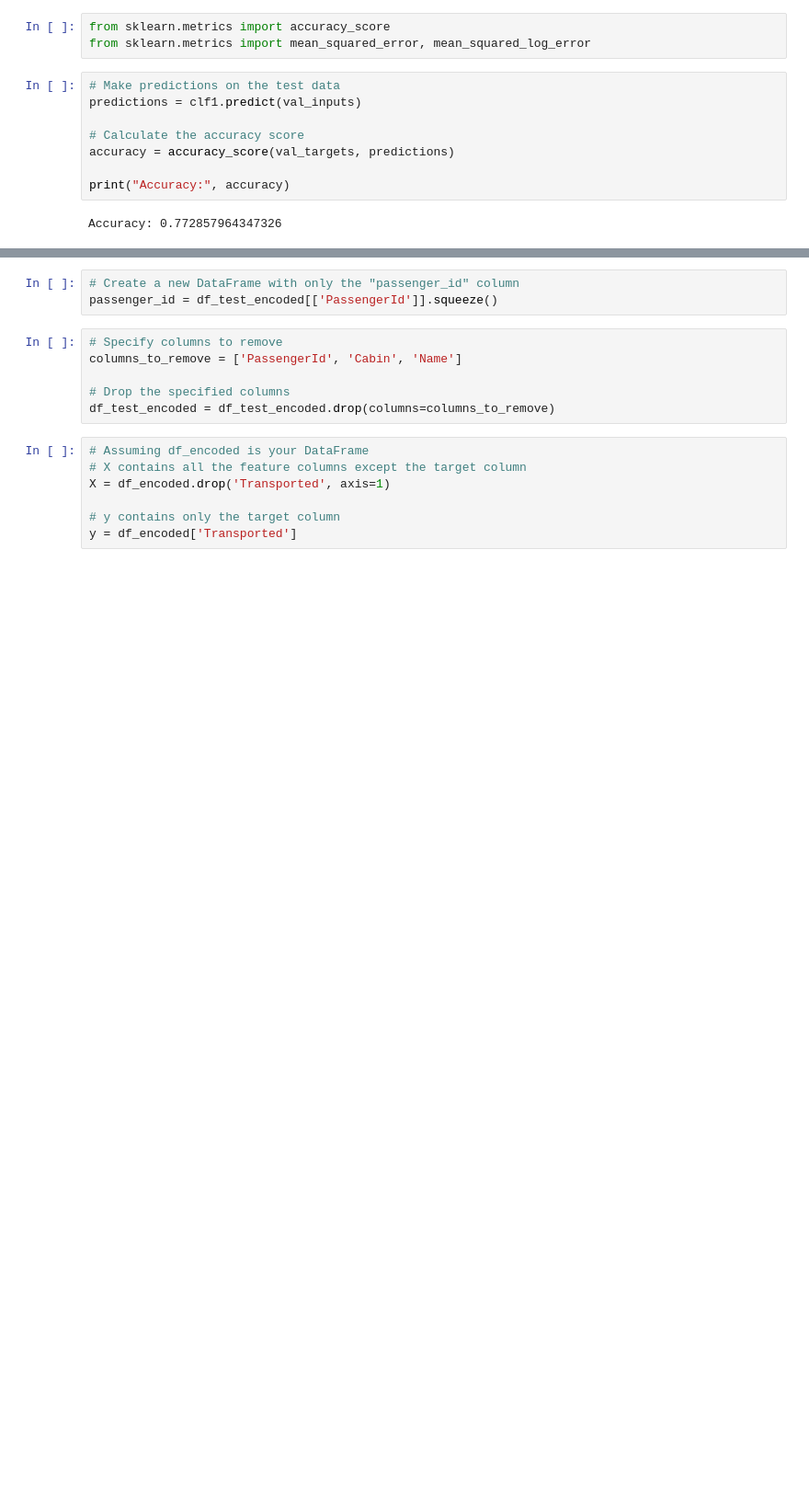
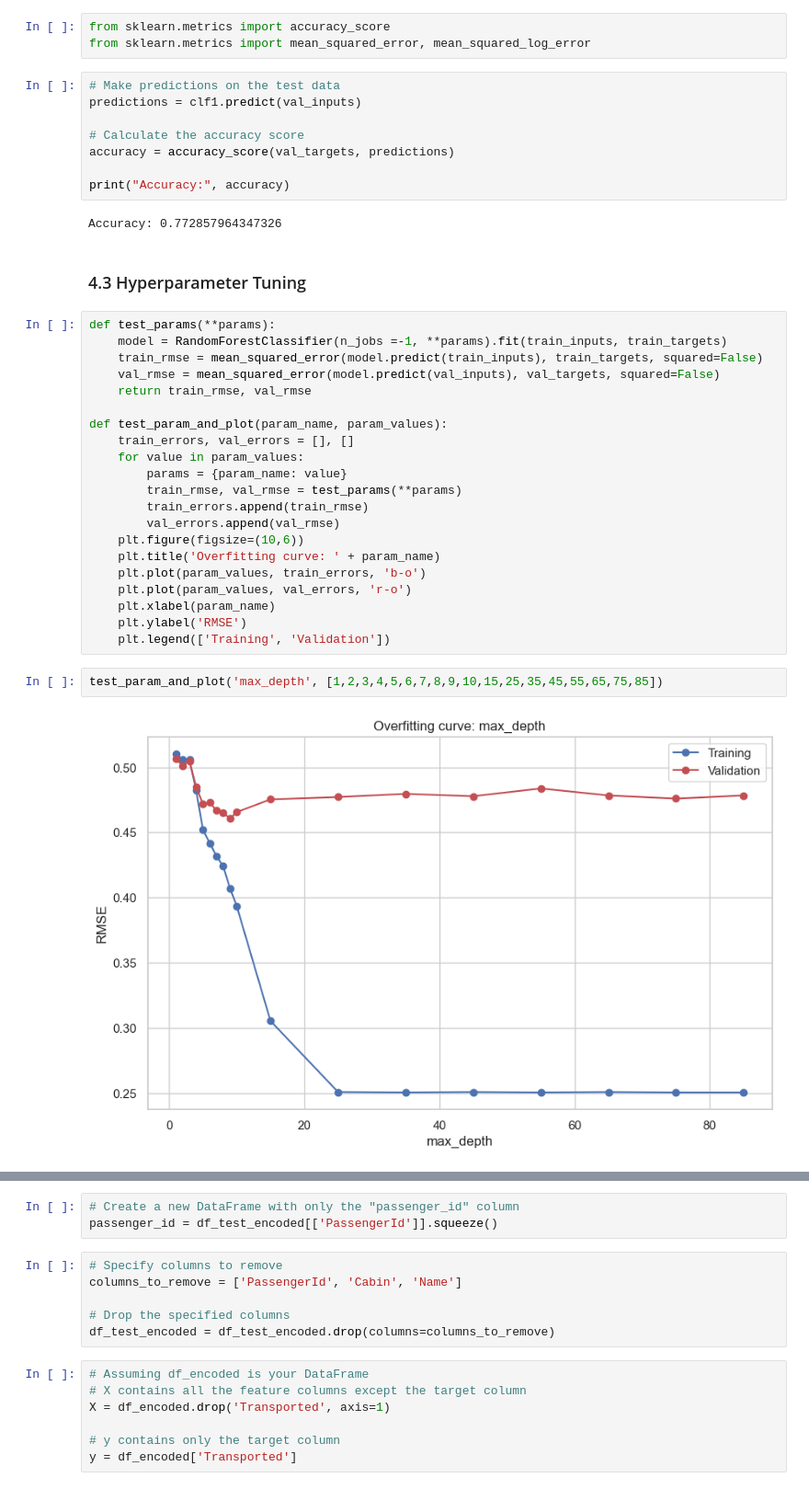
Before and after one commit to RiwongSherchan/Kaggle-Projects, a Jupyter notebook: Spaceship Titanic/SpaceShip_Titanic.ipynb, the cells around one changed output, grey strips where cells are left out. Shown at 92% size. Drawn from its saved outputs; the diff is of its cells as text; blank space fills up the shorter version.

Commit message:
Hyper-Parameter tuned accuracy of 79% on test[kaggle]

```diff
--- a/Spaceship Titanic/SpaceShip_Titanic.ipynb
+++ b/Spaceship Titanic/SpaceShip_Titanic.ipynb
@@ -406,3 +405,30 @@ accuracy = accuracy_score(val_targets, predictions)
 print("Accuracy:", accuracy)
 # %% [output]
 Accuracy: 0.772857964347326
+# %% [markdown]
+### 4.3 Hyperparameter Tuning
+# %%
+def test_params(**params):
+    model = RandomForestClassifier(n_jobs =-1, **params).fit(train_inputs, train_targets)
+    train_rmse = mean_squared_error(model.predict(train_inputs), train_targets, squared=False)
+    val_rmse = mean_squared_error(model.predict(val_inputs), val_targets, squared=False)
+    return train_rmse, val_rmse
+
+def test_param_and_plot(param_name, param_values):
+    train_errors, val_errors = [], []
+    for value in param_values:
+        params = {param_name: value}
+        train_rmse, val_rmse = test_params(**params)
+        train_errors.append(train_rmse)
+        val_errors.append(val_rmse)
+    plt.figure(figsize=(10,6))
+    plt.title('Overfitting curve: ' + param_name)
+    plt.plot(param_values, train_errors, 'b-o')
+    plt.plot(param_values, val_errors, 'r-o')
+    plt.xlabel(param_name)
+    plt.ylabel('RMSE')
+    plt.legend(['Training', 'Validation'])
+# %%
+test_param_and_plot('max_depth', [1,2,3,4,5,6,7,8,9,10,15,25,35,45,55,65,75,85])
+# %% [output]
+[figure, added]
```
Also changed, not shown: parts of 27 cells of this notebook, 1 other file.
